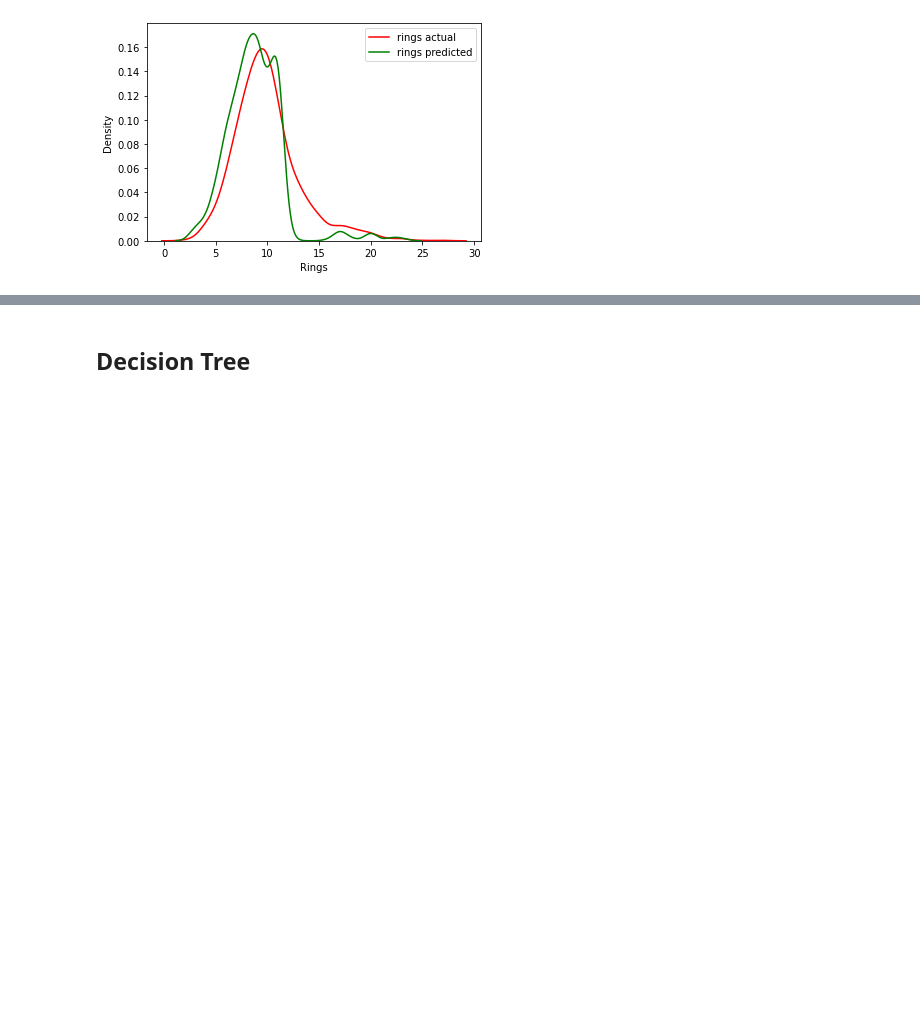
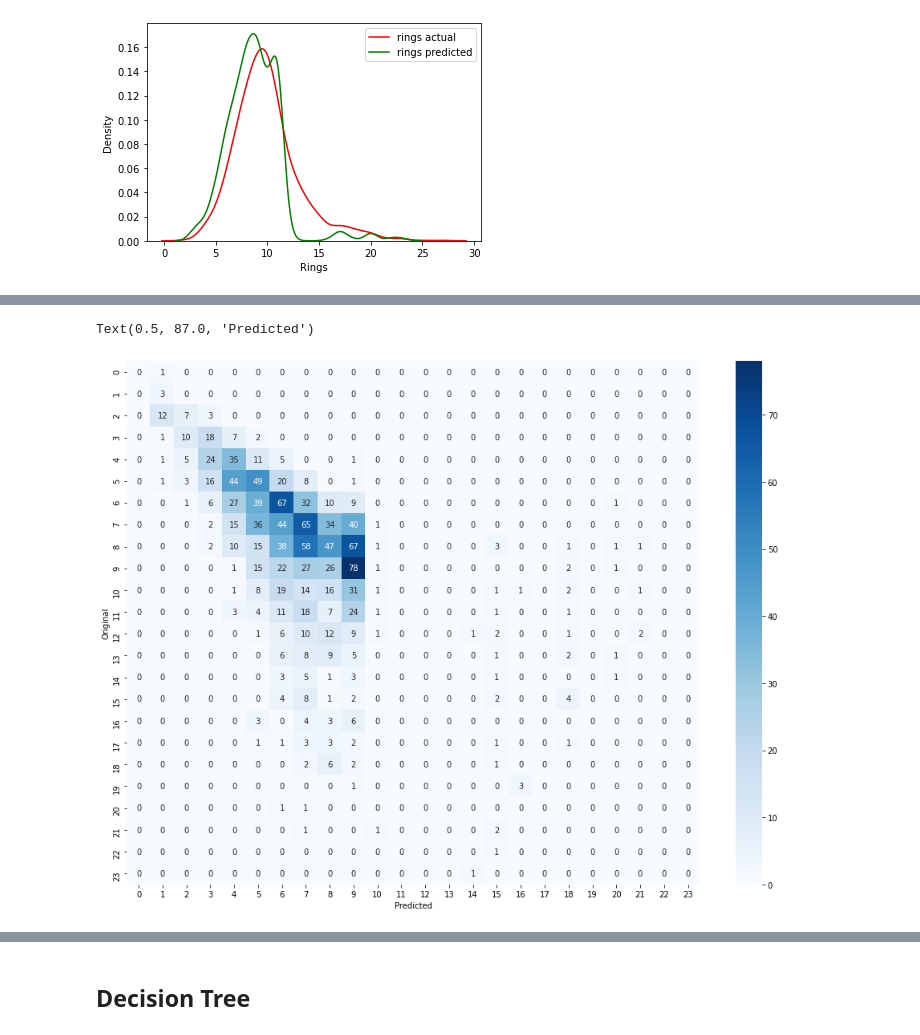
Before and after one commit to Skywalker-19/DS_Honors, a Jupyter notebook: SEM5/A5/A5.ipynb, the cells around one changed output, grey strips where cells are left out. Cells and saved outputs as stored; diff of their text form; code cells hidden in the pictures; blank space fills up the shorter version.

```diff
--- a/SEM5/A5/A5.ipynb
+++ b/SEM5/A5/A5.ipynb
@@ -164,0 +179,8 @@ plt.legend()
+# %%
+plt.figure(figsize=(16,12))
+sns.heatmap(pd.DataFrame(metrics.confusion_matrix(y_test,naiveb_test)),cmap='Blues',annot=True,fmt='d')
+plt.ylabel('Original')
+plt.xlabel('Predicted')
+# %% [output]
+Text(0.5, 87.0, 'Predicted')
+[figure, added]
```
Also changed, not shown: parts of 7 cells of this notebook.
